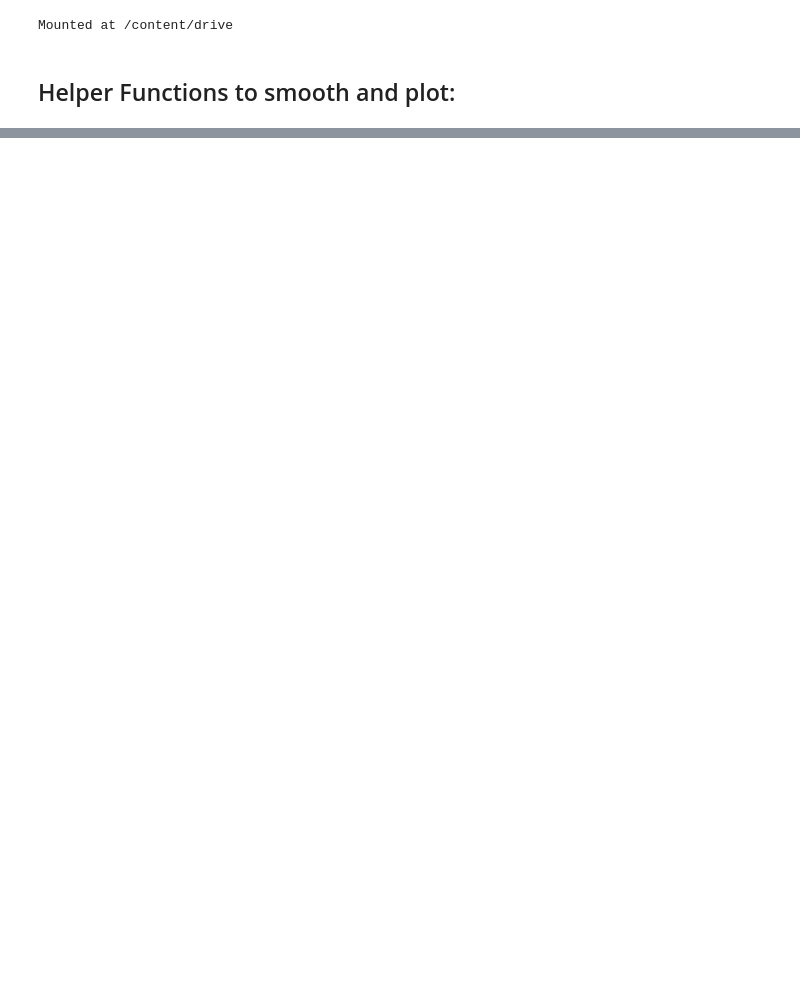
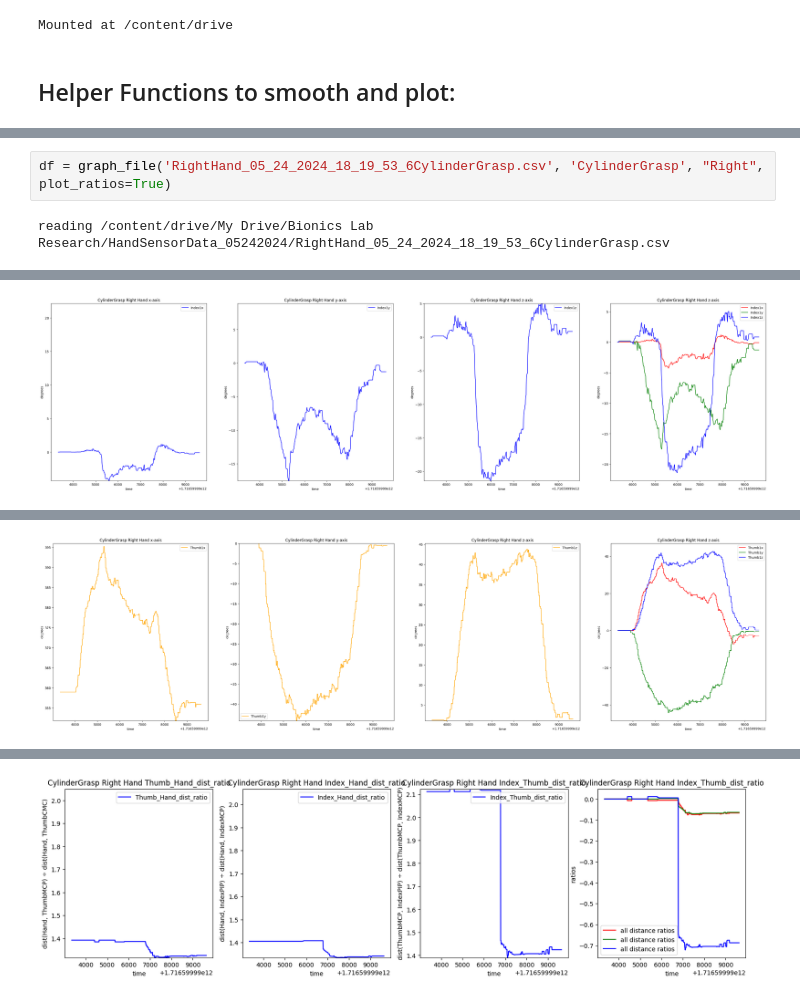
Before and after one commit to gracchen/bionics-lab-hand-plots, a Jupyter notebook: plots.ipynb, the cells around one changed output, grey strips where cells are left out. Saved outputs shown, nothing was run; the diff lists cells and outputs as text; blank space fills up the shorter version.

Commit message:
3x4 plots (index x,y,z,xyz, thumb x,y,z,xyz, dist/ratio r1,r2,r3, r1-3

```diff
--- a/plots.ipynb
+++ b/plots.ipynb
@@ -159,0 +217,4 @@ graph_file('LeftHand_05_24_2024_18_23_51_1MassFlexion.csv', 'MassFlexion', "Left
+# %%
+df = graph_file('RightHand_05_24_2024_18_19_53_6CylinderGrasp.csv', 'CylinderGrasp', "Right", plot_ratios=True)
+# %% [output]
+reading /content/drive/My Drive/Bionics Lab Research/HandSensorData_05242024/RightHand_05_24_2024_18_19_53_6CylinderGrasp.csv
@@ -159,0 +222 @@ graph_file('LeftHand_05_24_2024_18_23_51_1MassFlexion.csv', 'MassFlexion', "Left
+[figure, added]
@@ -159,0 +224 @@ graph_file('LeftHand_05_24_2024_18_23_51_1MassFlexion.csv', 'MassFlexion', "Left
+[figure, added]
@@ -160,2 +226,3 @@ graph_file('LeftHand_05_24_2024_18_23_51_1MassFlexion.csv', 'MassFlexion', "Left
+[figure, added]
 # %%
 # generate and save batch of all plots:
```
Also changed, not shown: parts of 14 cells of this notebook.
